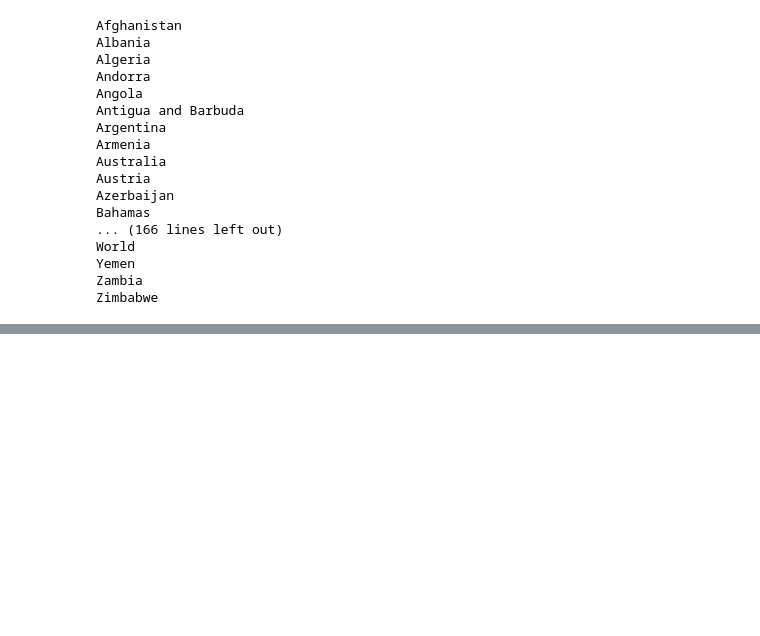
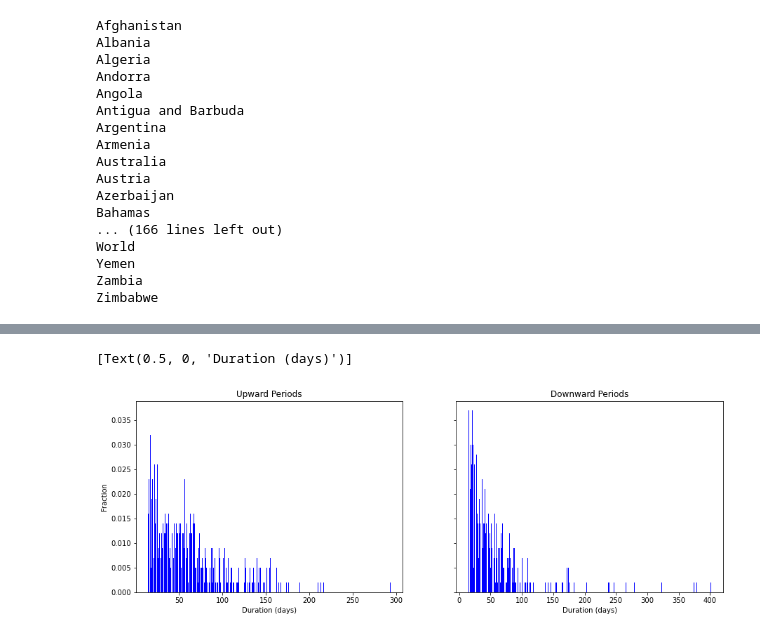
Before and after one commit to bendiknordeng/Epidemiologic-Strategies, a Jupyter notebook: waves_estimation.ipynb, the cells around one changed output, grey strips where cells are left out. Cells and saved outputs as stored; diff of their text form; code cells hidden in the pictures; blank space fills up the shorter version.

```diff
--- a/waves_estimation.ipynb
+++ b/waves_estimation.ipynb
@@ -93,0 +82,8 @@ df_total.loc[df_total['decreasing'] == 2394]
+# %%
+# counts downward slopes and finds duration of them
+ser = df_total['upward_slope_days'] > 14
+count_up = df_total['upward_slope_days'] [ser & (ser != ser.shift(-1))].value_counts(normalize=True)
+count_up_df = count_up.reset_index().rename(columns={'index':'duration', 'upward_slope_days':'fraction' })
+count_up_df = count_up_df.round({'duration':0, 'fraction':3})
+count_up_df = count_up_df.sort_values(by=['duration'])
+count_up_df
@@ -135,0 +126,12 @@ NameError: name 'ax' is not defined
+# %%
+fig, ax = plt.subplots(1, 2, sharey=True, figsize=(15,5))
+ax[0].bar(count_up_df['duration'], count_up_df['fraction'], color='b')
+ax[0].set_title('Upward Periods')
+ax[0].set(xlabel='Duration (days)')
+ax[0].set(ylabel='Fraction')
+ax[1].bar(count_down_df['duration'], count_down_df['fraction'], color='b')
+ax[1].set_title('Downward Periods')
+ax[1].set(xlabel='Duration (days)')
+# %% [output]
+[Text(0.5, 0, 'Duration (days)')]
+[figure, added]
```
Also changed, not shown: parts of 12 cells of this notebook.
